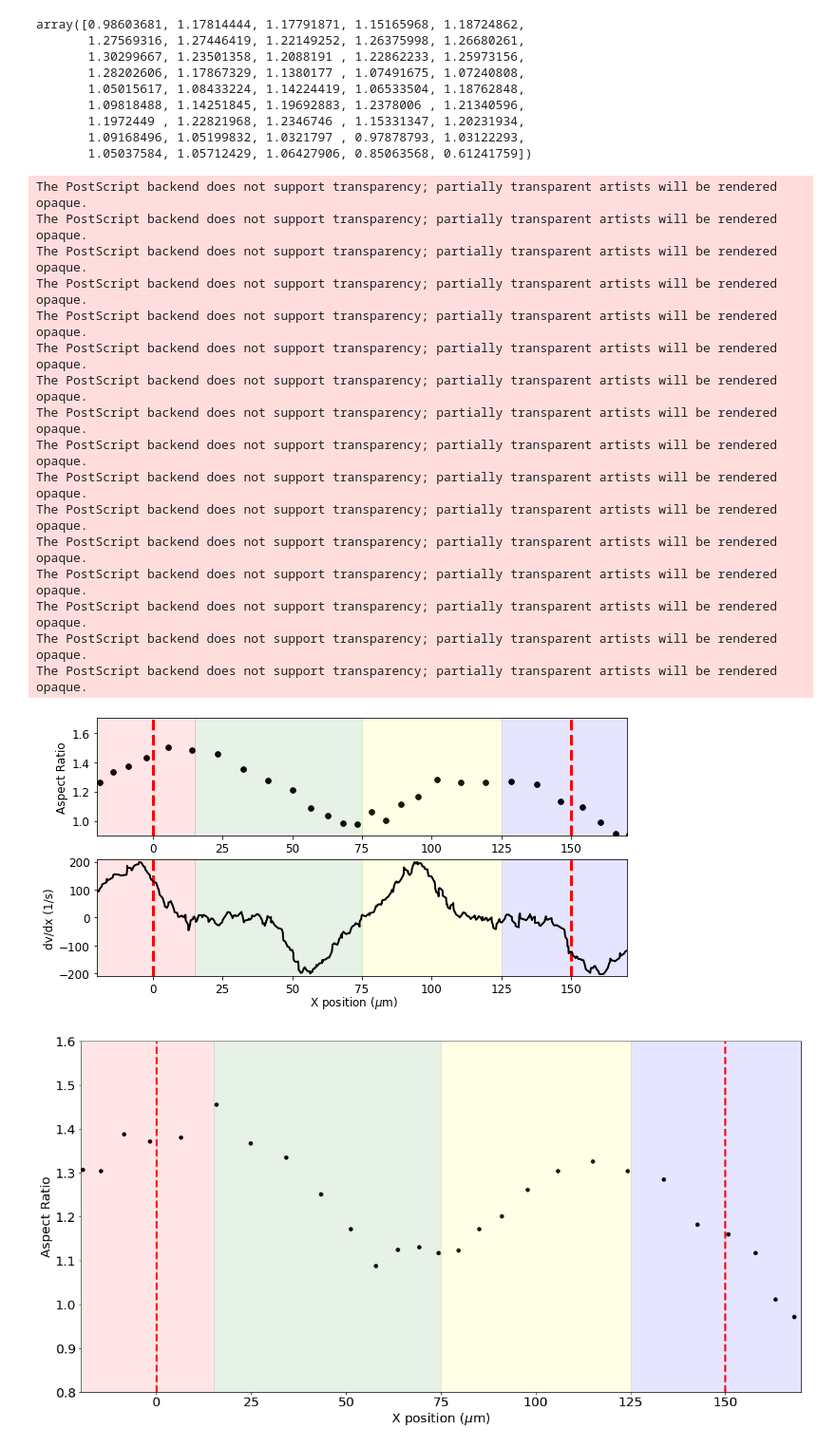
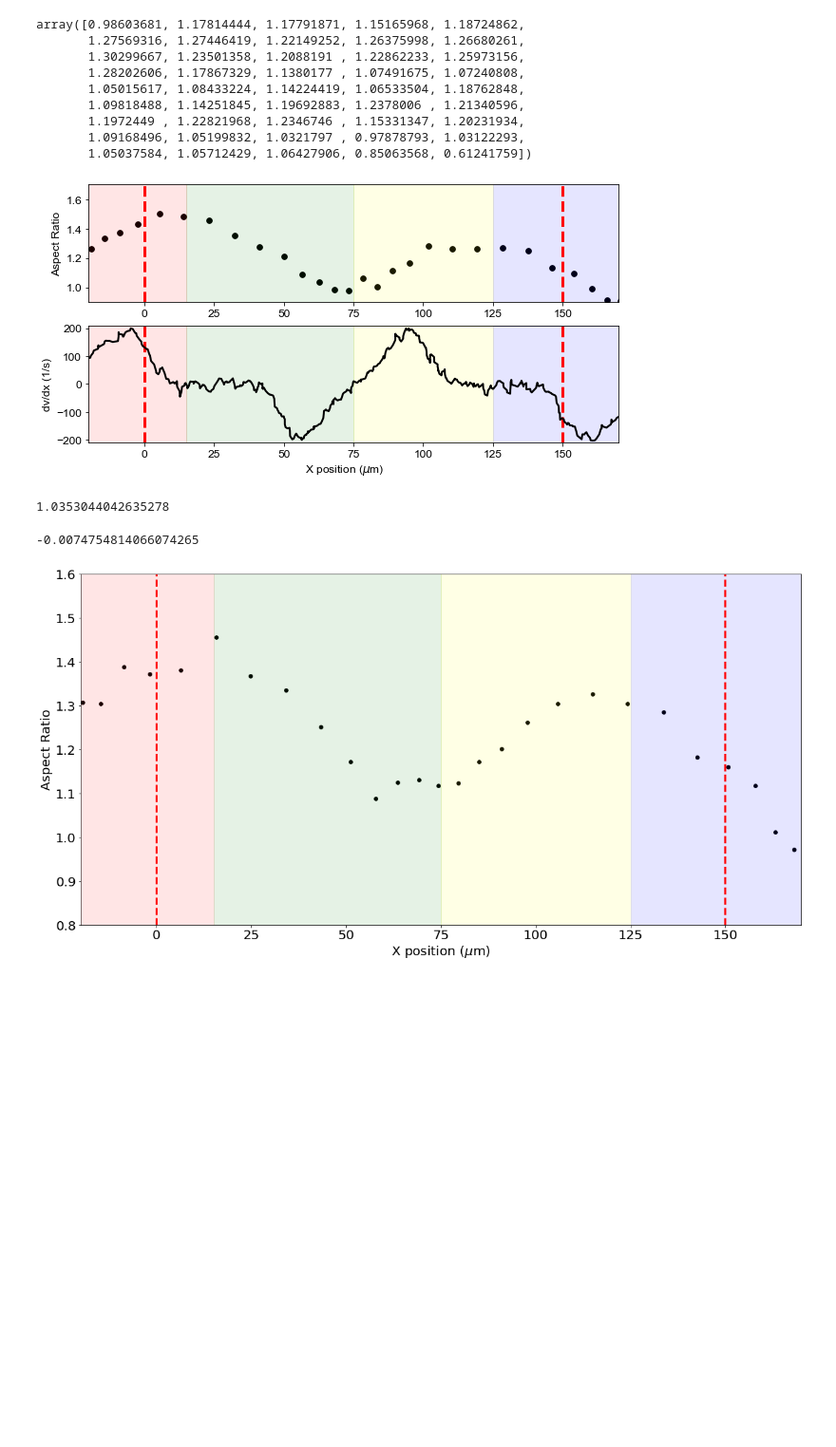
Before and after one commit to siwylab/time-series-dc, a Jupyter notebook: Figure 2.ipynb, the cells around one changed output. Shown at 95% size. Drawn from its saved outputs; the diff is of its cells as text; code cells hidden in the pictures; blank space fills up the shorter version.

```diff
--- a/Figure 2.ipynb
+++ b/Figure 2.ipynb
@@ -207,22 +218,6 @@ array([0.98603681, 1.17814444, 1.17791871, 1.15165968, 1.18724862,
 # %%
 idx_list = df.idx
 # %%
-Figure2plots.aspect_dvdx_x(df,'./figures/figure1/aspect_dvdx.eps',event_num=1445,save=True)
+Figure2plots.aspect_dvdx_x(df,'./figures/figure1/aspect_dvdx.eps',event_num=1445,save=False)
 # %% [output]
-The PostScript backend does not support transparency; partially transparent artists will be rendered opaque.
-The PostScript backend does not support transparency; partially transparent artists will be rendered opaque.
-The PostScript backend does not support transparency; partially transparent artists will be rendered opaque.
-The PostScript backend does not support transparency; partially transparent artists will be rendered opaque.
-The PostScript backend does not support transparency; partially transparent artists will be rendered opaque.
-The PostScript backend does not support transparency; partially transparent artists will be rendered opaque.
-The PostScript backend does not support transparency; partially transparent artists will be rendered opaque.
-The PostScript backend does not support transparency; partially transparent artists will be rendered opaque.
-The PostScript backend does not support transparency; partially transparent artists will be rendered opaque.
-The PostScript backend does not support transparency; partially transparent artists will be rendered opaque.
-The PostScript backend does not support transparency; partially transparent artists will be rendered opaque.
-The PostScript backend does not support transparency; partially transparent artists will be rendered opaque.
-The PostScript backend does not support transparency; partially transparent artists will be rendered opaque.
-The PostScript backend does not support transparency; partially transparent artists will be rendered opaque.
-The PostScript backend does not support transparency; partially transparent artists will be rendered opaque.
-The PostScript backend does not support transparency; partially transparent artists will be rendered opaque.
-[figure, old version]
+[figure, new version]
@@ -229,3 +226,11 @@ The PostScript backend does not support transparency; partially transparent arti
+# %%
+row.cav1_asp
+# %% [output]
+1.0353044042635278
+# %%
+row.r1_slope
+# %% [output]
+-0.0074754814066074265
 # %%
 Figure2plots.aspect_x(df,'./figures/figure1/aspect_x.png',save=True)
 # %% [output]
```
Also changed, not shown: parts of 18 cells of this notebook, 15 other files.
